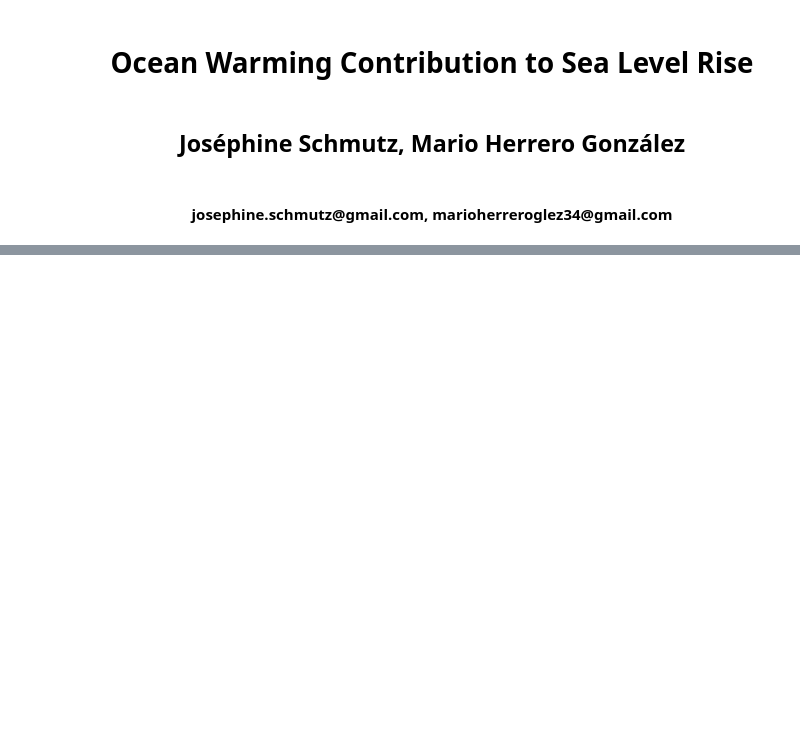
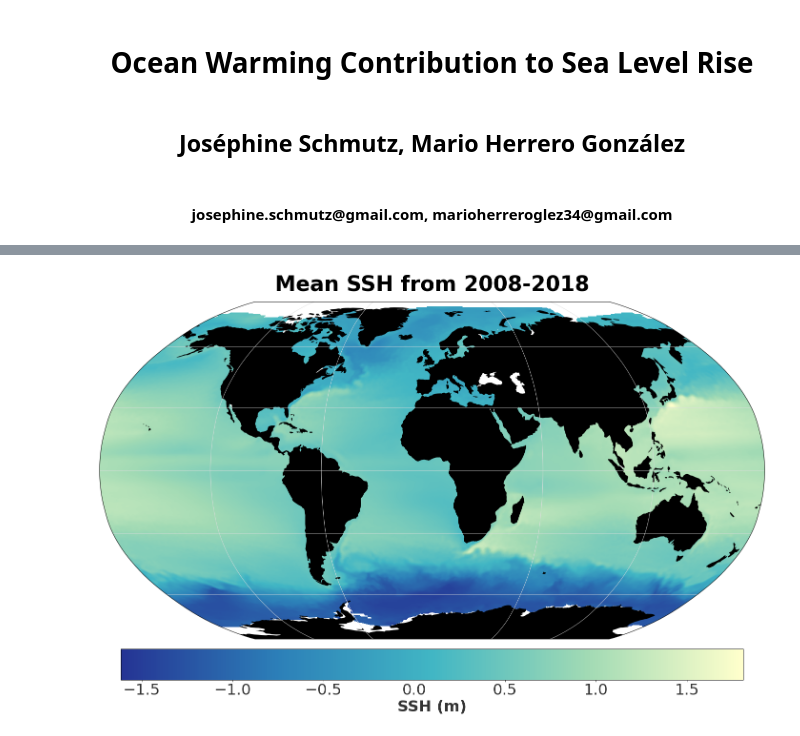
Before and after one commit to obidam/ds2-2022, a Jupyter notebook: project/Project 6 -Schmutz and Herrero/P6_G2_Schmutz_Herrero.ipynb, the cells around one changed output, grey strips where cells are left out. Cells and saved outputs as stored; diff of their text form; code cells hidden in the pictures; blank space fills up the shorter version.

```diff
--- a/project/Project 6 -Schmutz and Herrero/P6_G2_Schmutz_Herrero.ipynb
+++ b/project/Project 6 -Schmutz and Herrero/P6_G2_Schmutz_Herrero.ipynb
@@ -110,0 +295,7 @@ ds.isel(depth=0, time=0).temperature.plot() # First example, will be ploted bett
+# %%
+condition2 = (ds_ssh.time >= ds_ssh.time[191]) &(ds_ssh.time <= ds_ssh.time[311])
+second_mean = ds_ssh['adt'].where(condition2).mean(dim='time').compute()
+# %%
+plot_im(second_mean,"Mean SSH from 2008-2018","SSH (m)")
+# %% [output]
+[figure, added]
```
Also changed, not shown: parts of 108 cells of this notebook.
